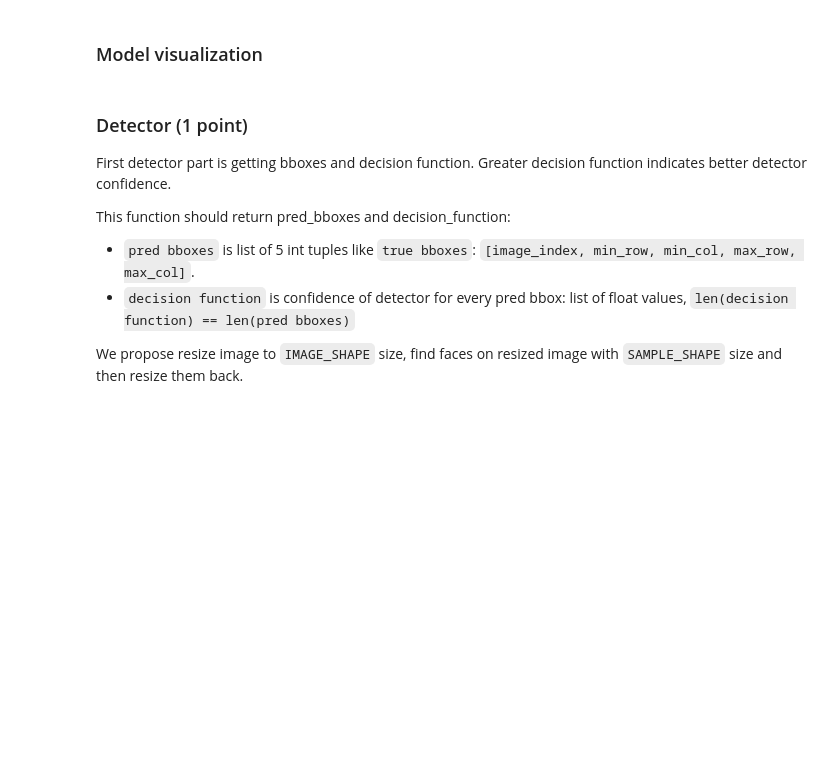
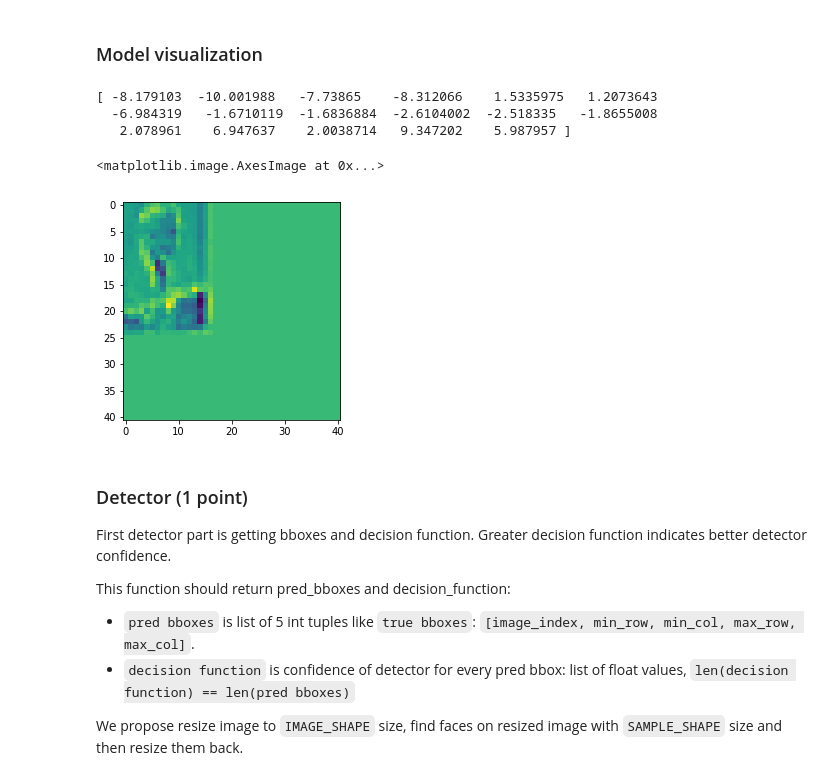
Before and after one commit to hafizur-rahman/computer-vision, a Jupyter notebook: face-detection/Face_Detection.ipynb, the cells around one changed output. Cells and saved outputs as stored; diff of their text form; code cells hidden in the pictures; blank space fills up the shorter version.

```diff
--- a/face-detection/Face_Detection.ipynb
+++ b/face-detection/Face_Detection.ipynb
@@ -234,6 +295,13 @@ def generate_model(sample_shape):
 
     # Write code here
     # ...
+    x = Conv2D(20, kernel_size=5, strides=1, activation='relu', input_shape=sample_shape)(x)
+    x = MaxPooling2D(2, strides=2)(x)
+
+    x = Conv2D(50, kernel_size=5, strides=1, activation='relu')(x)
+    x = MaxPooling2D(2, strides=2)(x)
+
+    x = Flatten()(x)
 
     # This creates a model
     predictions = Dense(2, activation='softmax')(x)
@@ -315,6 +403,11 @@ def generate_fcnn_model(image_shape):
 
     # Write code here
     # ...
+    x = Conv2D(20, kernel_size=5, strides=1, activation='relu', input_shape=image_shape)(x)
+    x = MaxPooling2D(2, strides=2)(x)
+
+    x = Conv2D(50, kernel_size=5, strides=1, activation='relu')(x)
+    x = MaxPooling2D(2, strides=2)(x)
 
     # This creates a model
     predictions = Conv2D(2, (1, 1), activation='linear')(x)
@@ -353,3 +447,14 @@ visualize_heatmap(val_images, predictions[:, :, :, 1])
+# %%
+p = predictions[4, :, :, 1]
+print(p[24][:17])
+
+plt.imshow(p)
+# %% [output]
+[ -8.179103  -10.001988   -7.73865    -8.312066    1.5335975   1.2073643
+  -6.984319   -1.6710119  -1.6836884  -2.6104002  -2.518335   -1.8655008
+   2.078961    6.947637    2.0038714   9.347202    5.987957 ]
+<matplotlib.image.AxesImage at 0x...>
+[figure, added]
 # %% [markdown]
 ### Detector (1 point)
 
```
Also changed, not shown: parts of 14 cells of this notebook, 1 other file.
